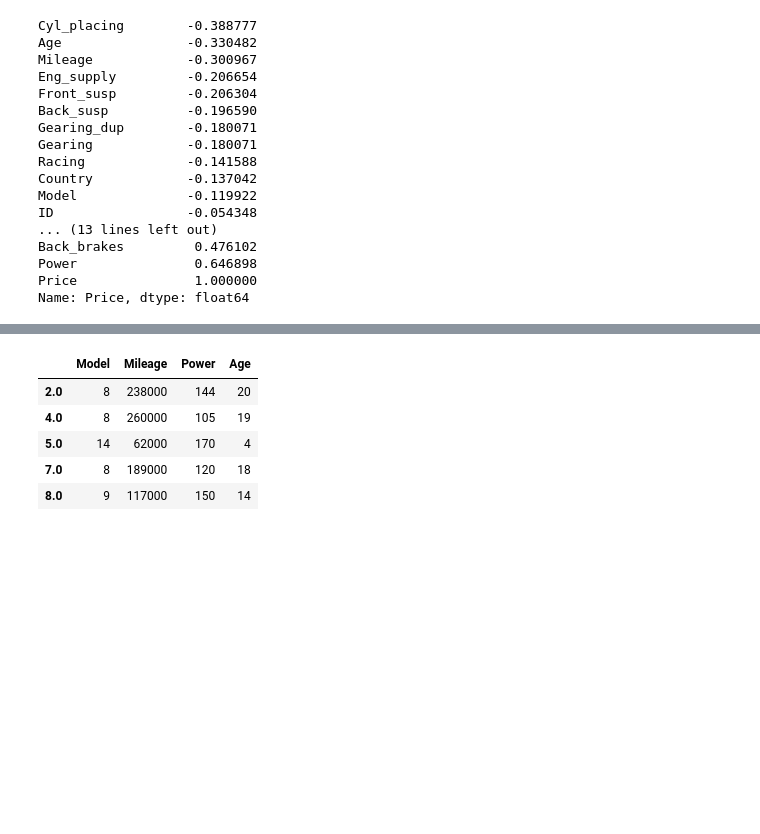
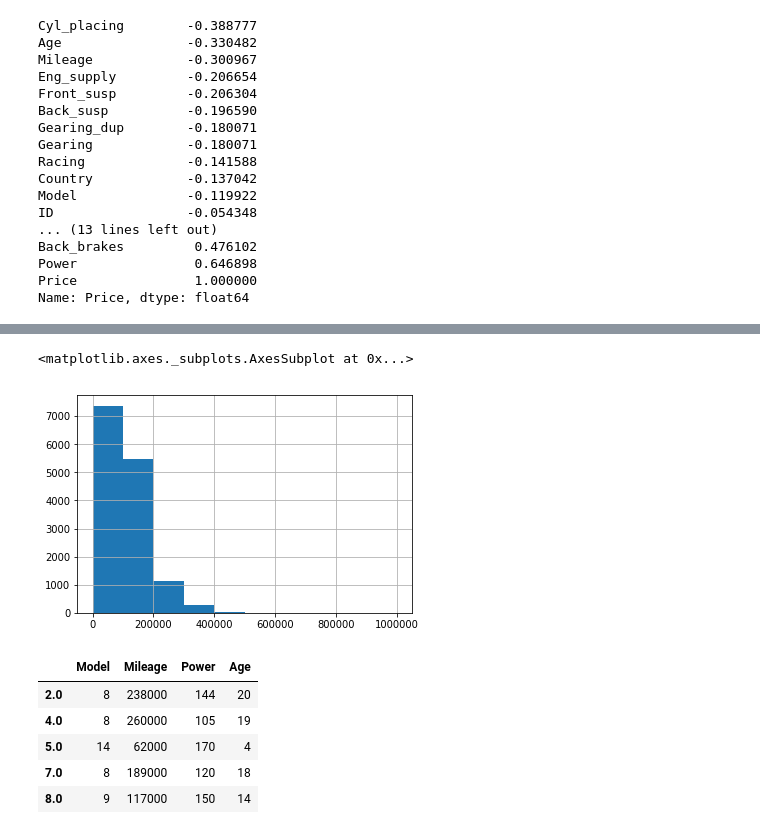
Before and after one commit to MatyushinMA/sphere_ml, a Jupyter notebook: vis/Untitled1.ipynb, the cells around one changed output, grey strips where cells are left out. Drawn from its saved outputs; the diff is of its cells as text; code cells hidden in the pictures; blank space fills up the shorter version.

```diff
--- a/vis/Untitled1.ipynb
+++ b/vis/Untitled1.ipynb
@@ -192,3 +202,8 @@ fout.close()
+# %%
+ds.Mileage.hist()
+# %% [output]
+<matplotlib.axes._subplots.AxesSubplot at 0x...>
+[figure, added]
 # %%
 learnds_X = ds.iloc[:, [0, 3, 8, 48]]
 learnds_y = ds.iloc[:, 2]
```
Also changed, not shown: parts of 6 cells of this notebook, 1 other file.
